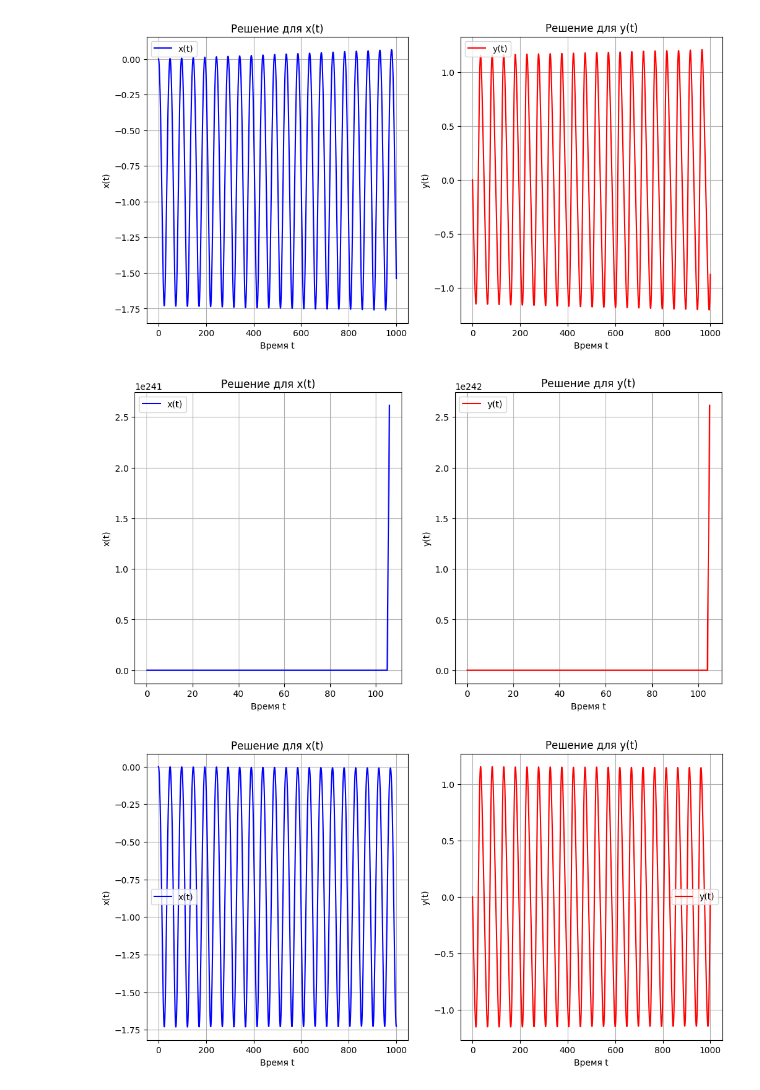
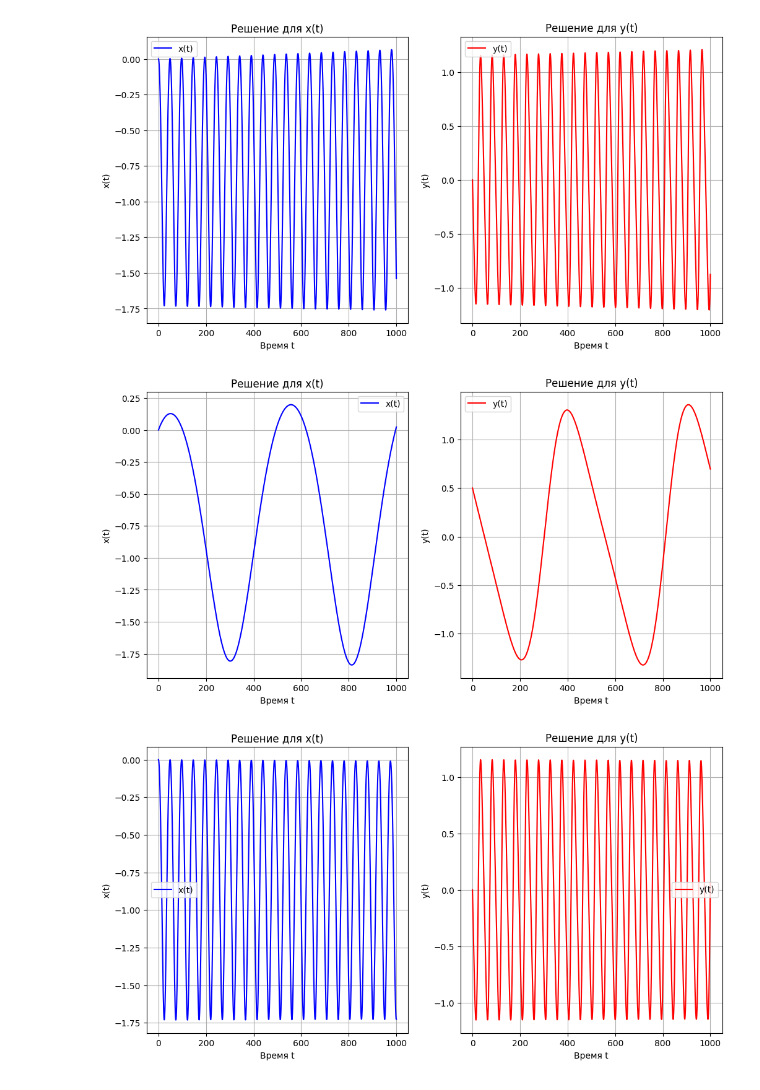
Before and after one commit to NeroMipt/Computational-math, a Jupyter notebook: lab1_8_11_3.ipynb, the cells around one changed output. Drawn from its saved outputs; the diff is of its cells as text; code cells hidden in the pictures.

```diff
--- a/lab1_8_11_3.ipynb
+++ b/lab1_8_11_3.ipynb
@@ -148,11 +148,11 @@ def runge_kutta_1(x_n, y_n, h):
         xks = np.append(xks, x_n)
     return xks, yks
 # %%
-_, yks = runge_kutta_1(0, 1, h)
+_, yks = runge_kutta_1(0, 0.5, 0.01)
 
 plot(_, yks)
 # %% [output]
-[figure, old version]
+[figure, new version]
 # %%
 
 def Adams4(x0, y0, h):
```
